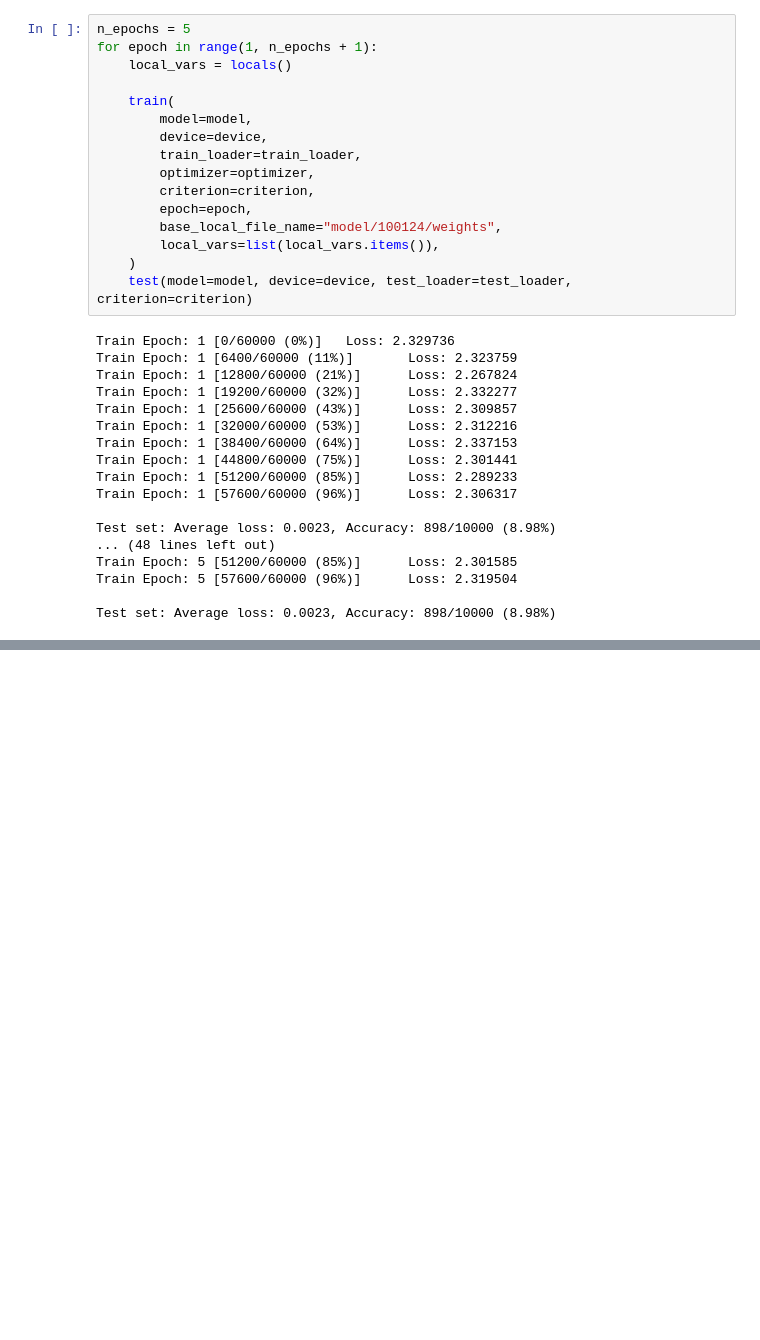
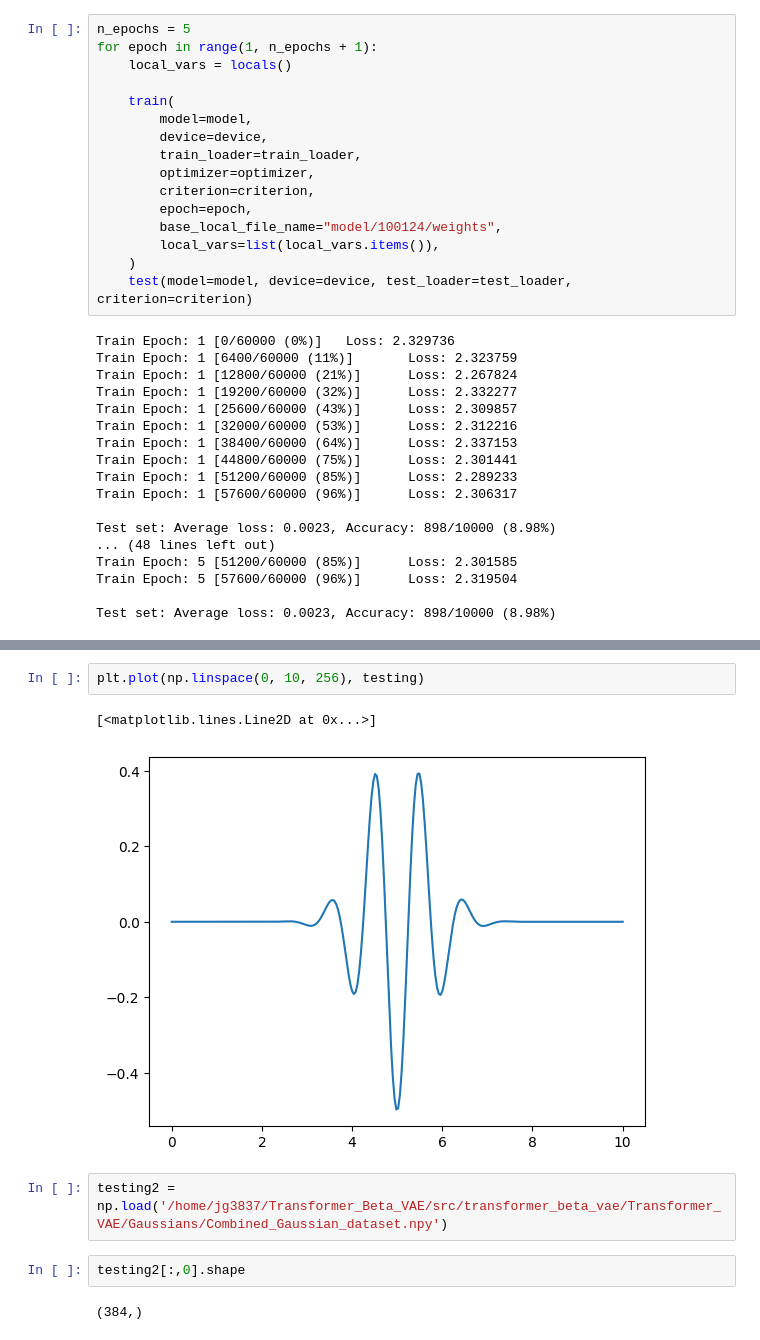
Before and after one commit to m3-learning/DataFed_TorchFlow, a Jupyter notebook: examples/PytorchModelLogger.ipynb, the cells around one changed output, grey strips where cells are left out. Saved outputs shown, nothing was run; the diff lists cells and outputs as text; blank space fills up the shorter version.

```diff
--- a/examples/PytorchModelLogger.ipynb
+++ b/examples/PytorchModelLogger.ipynb
@@ -240,0 +327,11 @@ Test set: Average loss: 0.0023, Accuracy: 898/10000 (8.98%)
+# %%
+plt.plot(np.linspace(0, 10, 256), testing)
+# %% [output]
+[<matplotlib.lines.Line2D at 0x...>]
+[figure, added]
+# %%
+testing2 = np.load('/home/jg3837/Transformer_Beta_VAE/src/transformer_beta_vae/Transformer_VAE/Gaussians/Combined_Gaussian_dataset.npy')
+# %%
+testing2[:,0].shape
+# %% [output]
+(384,)
```
Also changed, not shown: parts of 13 cells of this notebook, 3 other files.
